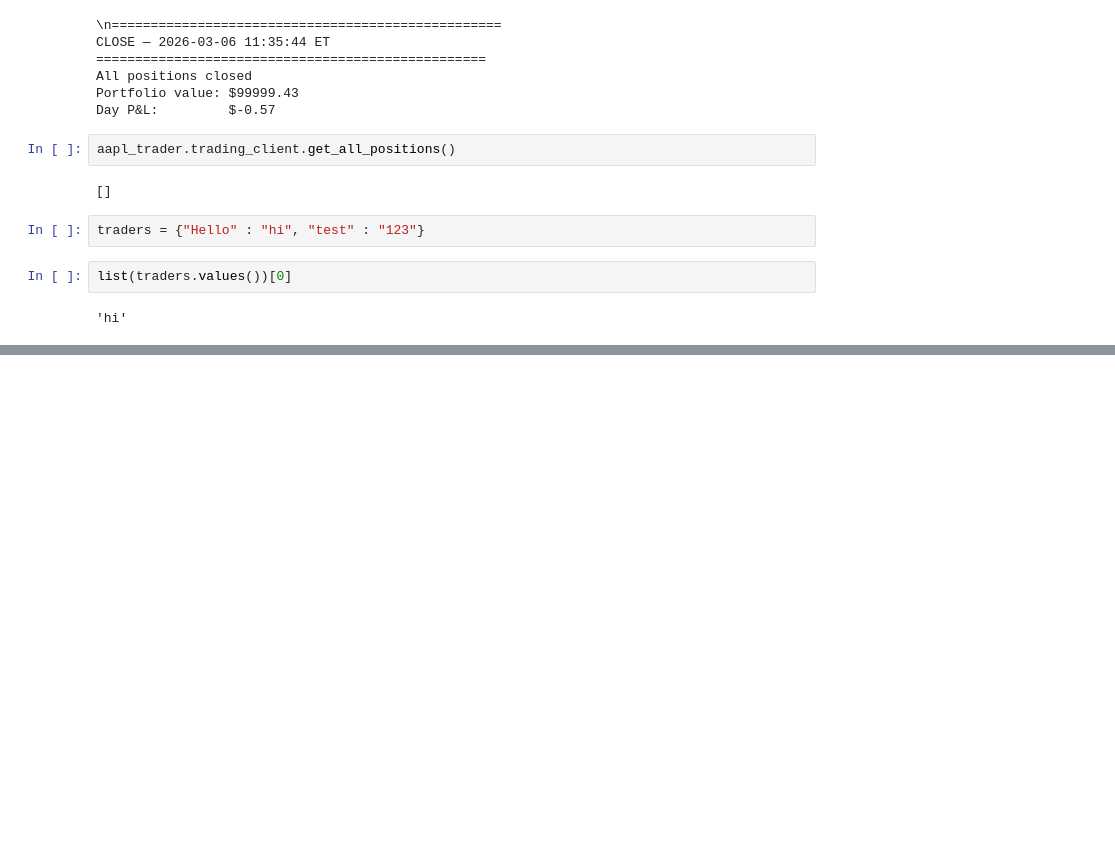
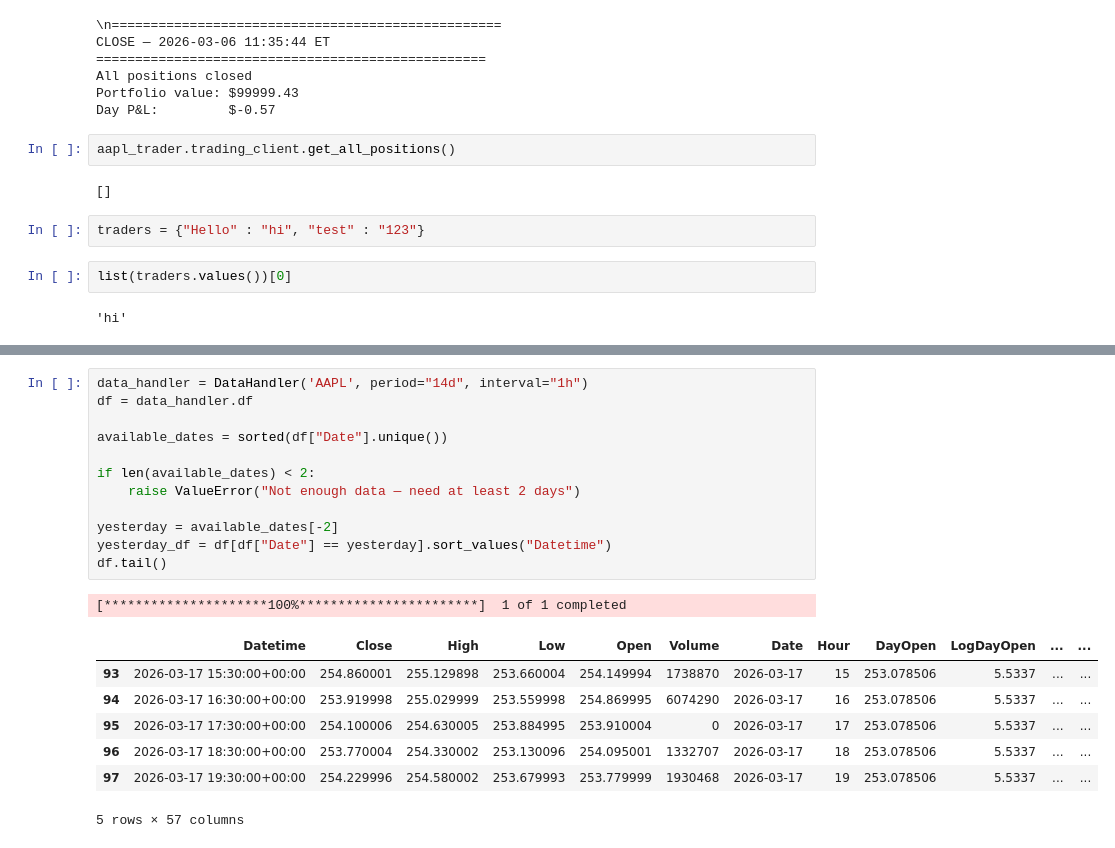
Before and after one commit to sebparkin/trader_bot, a Jupyter notebook: data_analysis.ipynb, the cells around one changed output, grey strips where cells are left out. Cells and saved outputs as stored; diff of their text form; blank space fills up the shorter version.

```diff
--- a/data_analysis.ipynb
+++ b/data_analysis.ipynb
@@ -635,0 +626,21 @@ dtype: int64
+# %%
+data_handler = DataHandler('AAPL', period="14d", interval="1h")
+df = data_handler.df
+
+available_dates = sorted(df["Date"].unique())
+
+if len(available_dates) < 2:
+    raise ValueError("Not enough data — need at least 2 days")
+
+yesterday = available_dates[-2]
+yesterday_df = df[df["Date"] == yesterday].sort_values("Datetime")
+df.tail()
+# %% [output]
+[*********************100%***********************]  1 of 1 completed
+|  | Datetime | Close | High | Low | Open | Volume | Date | Hour | DayOpen | LogDayOpen | ... | ... |
+| 93 | 2026-03-17 15:30:00+00:00 | 254.860001 | 255.129898 | 253.660004 | 254.149994 | 1738870 | 2026-03-17 | 15 | 253.078506 | 5.5337 | ... | ... |
+| 94 | 2026-03-17 16:30:00+00:00 | 253.919998 | 255.029999 | 253.559998 | 254.869995 | 6074290 | 2026-03-17 | 16 | 253.078506 | 5.5337 | ... | ... |
+| 95 | 2026-03-17 17:30:00+00:00 | 254.100006 | 254.630005 | 253.884995 | 253.910004 | 0 | 2026-03-17 | 17 | 253.078506 | 5.5337 | ... | ... |
+| 96 | 2026-03-17 18:30:00+00:00 | 253.770004 | 254.330002 | 253.130096 | 254.095001 | 1332707 | 2026-03-17 | 18 | 253.078506 | 5.5337 | ... | ... |
+| 97 | 2026-03-17 19:30:00+00:00 | 254.229996 | 254.580002 | 253.679993 | 253.779999 | 1930468 | 2026-03-17 | 19 | 253.078506 | 5.5337 | ... | ... |
+5 rows × 57 columns
```
Also changed, not shown: parts of 1 cell of this notebook, 1 other file.
